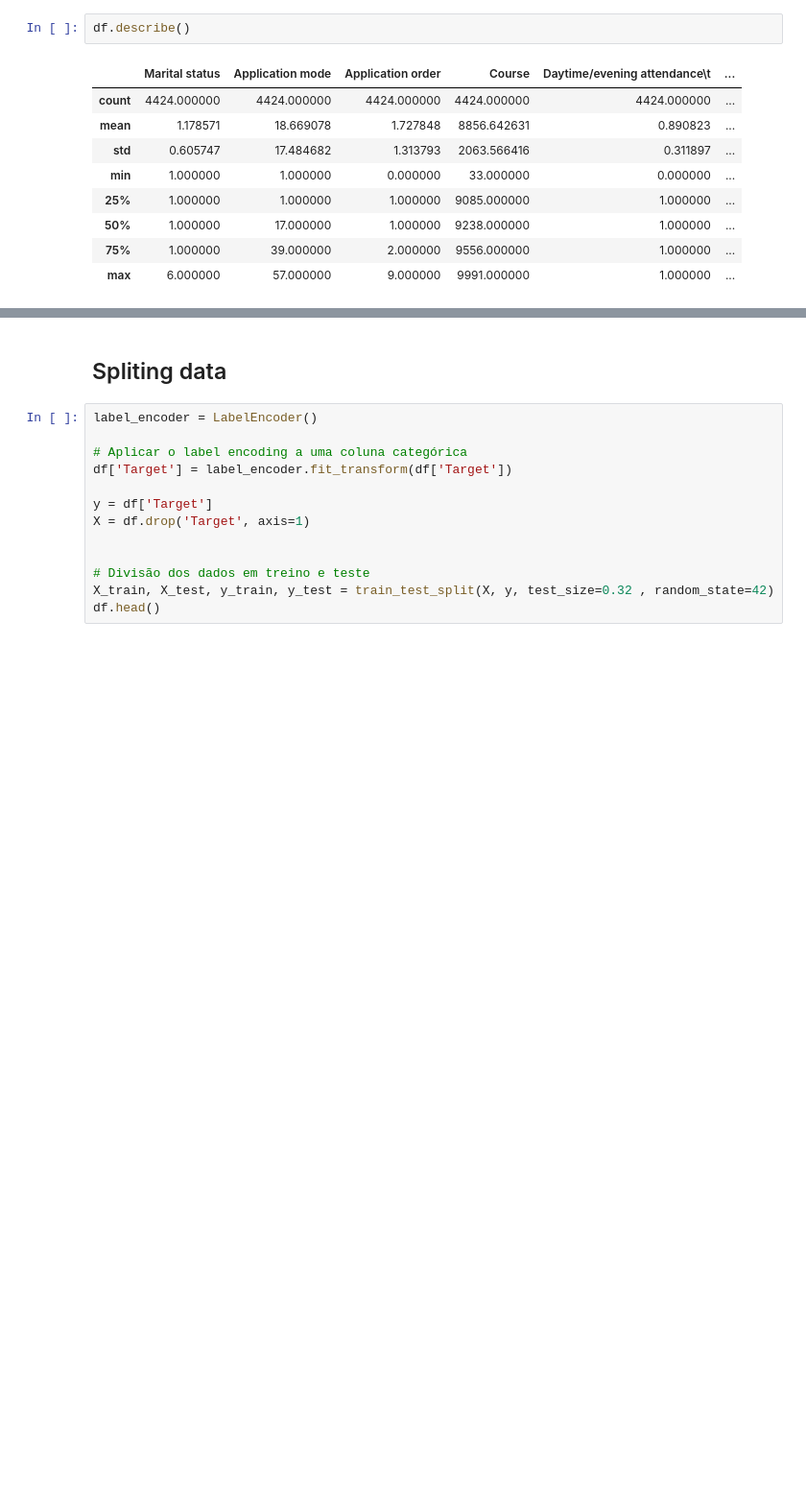
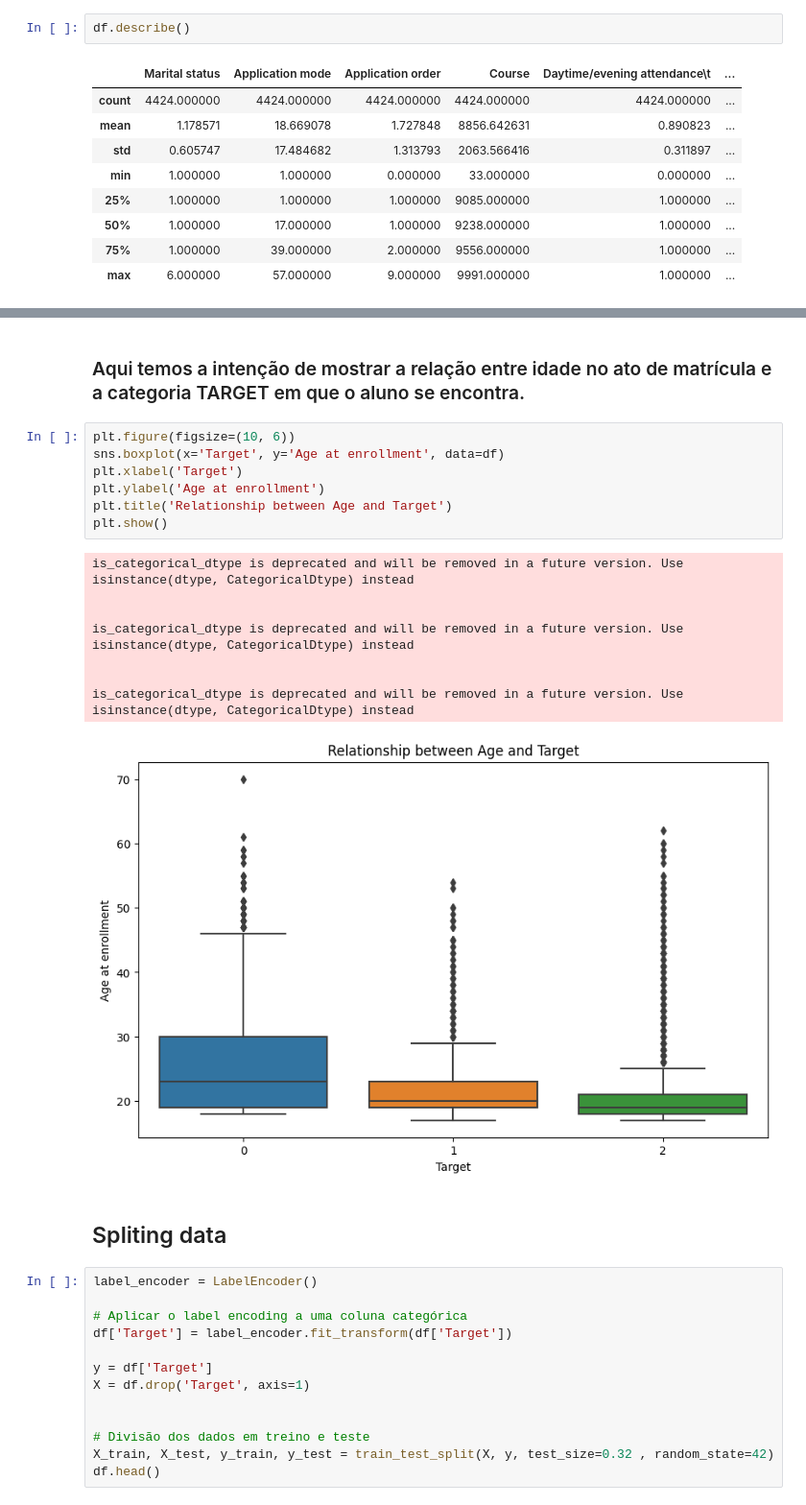
Before and after one commit to Guilhermeasper/dados-medicos, a Jupyter notebook: Projeto.ipynb, the cells around one changed output, grey strips where cells are left out. Shown at 96% size. Drawn from its saved outputs; the diff is of its cells as text; blank space fills up the shorter version.

```diff
--- a/Projeto.ipynb
+++ b/Projeto.ipynb
@@ -111,3 +166,21 @@ df.head()
+# %% [markdown]
+### Aqui temos a intenção de mostrar a relação entre idade no ato de matrícula e a categoria TARGET em que o aluno se encontra.
+# %%
+plt.figure(figsize=(10, 6))
+sns.boxplot(x='Target', y='Age at enrollment', data=df)
+plt.xlabel('Target')
+plt.ylabel('Age at enrollment')
+plt.title('Relationship between Age and Target')
+plt.show()
+# %% [output]
+is_categorical_dtype is deprecated and will be removed in a future version. Use isinstance(dtype, CategoricalDtype) instead
+
+
+is_categorical_dtype is deprecated and will be removed in a future version. Use isinstance(dtype, CategoricalDtype) instead
+
+
+is_categorical_dtype is deprecated and will be removed in a future version. Use isinstance(dtype, CategoricalDtype) instead
+[figure, added]
 # %% [markdown]
 ## Spliting data
 # %%
```
Also changed, not shown: parts of 18 cells of this notebook.
